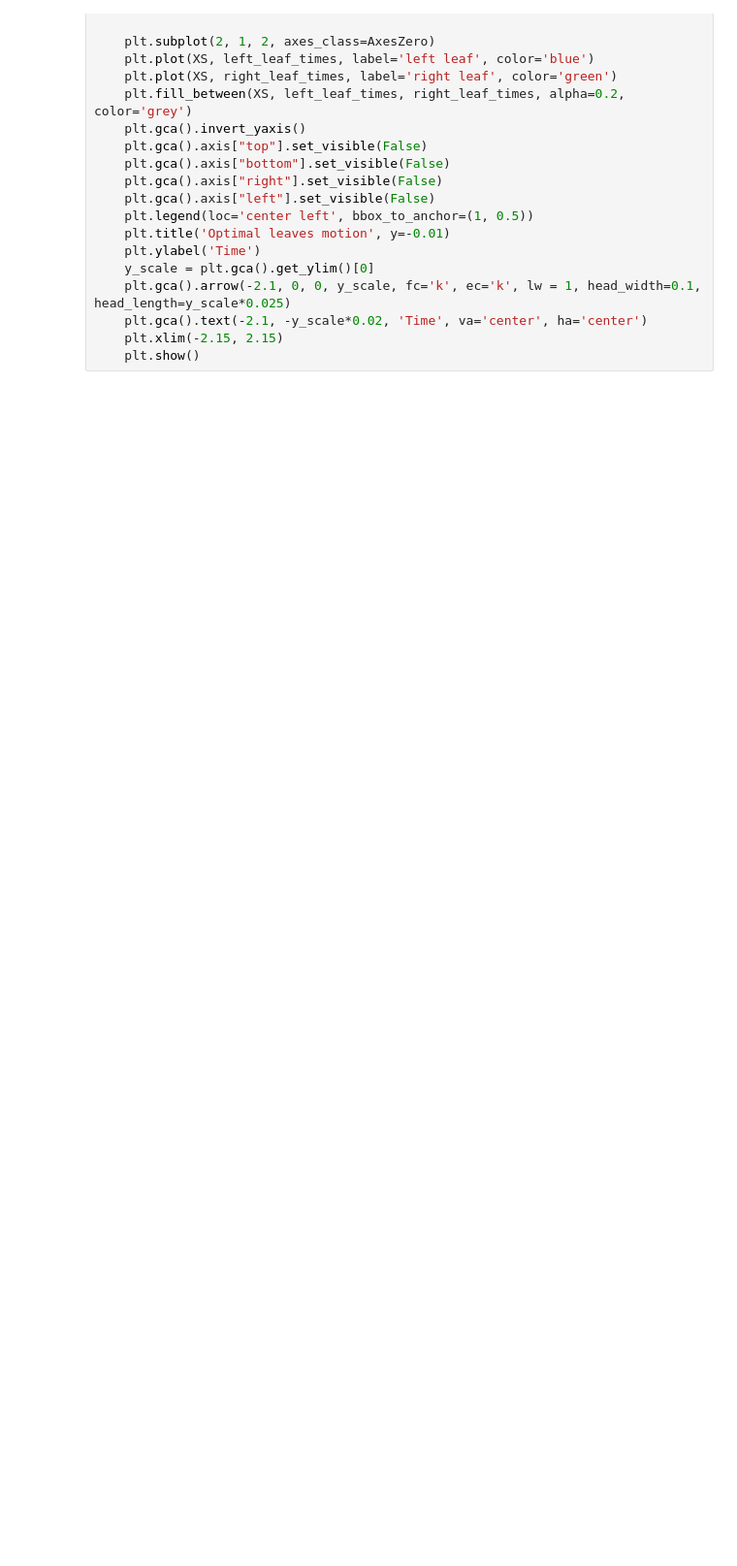
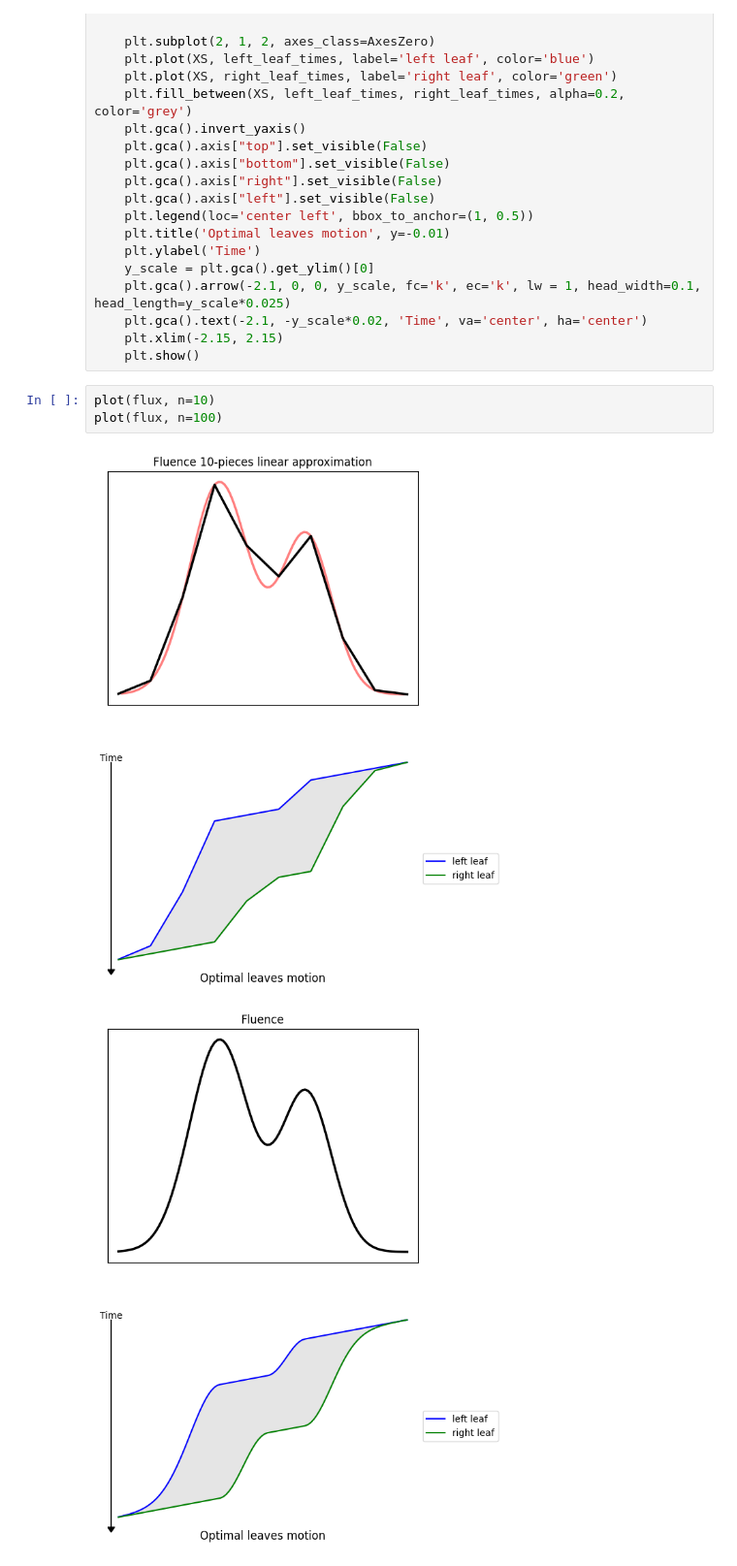
Before and after one commit to pauldubois98/PhD, a Jupyter notebook: 1_background/plots_SW.ipynb, the cells around one changed output. Shown at 97% size. Drawn from its saved outputs; the diff is of its cells as text; blank space fills up the shorter version.

Commit message:
use LS plot func

```diff
--- a/1_background/plots_SW.ipynb
+++ b/1_background/plots_SW.ipynb
@@ -177,3 +177,9 @@ def plot(fluence, n=7, power=1, max_speed=1):
     plt.gca().text(-2.1, -y_scale*0.02, 'Time', va='center', ha='center')
     plt.xlim(-2.15, 2.15)
     plt.show()
+# %%
+plot(flux, n=10)
+plot(flux, n=100)
+# %% [output]
+[figure, added]
+[figure, added]
```
